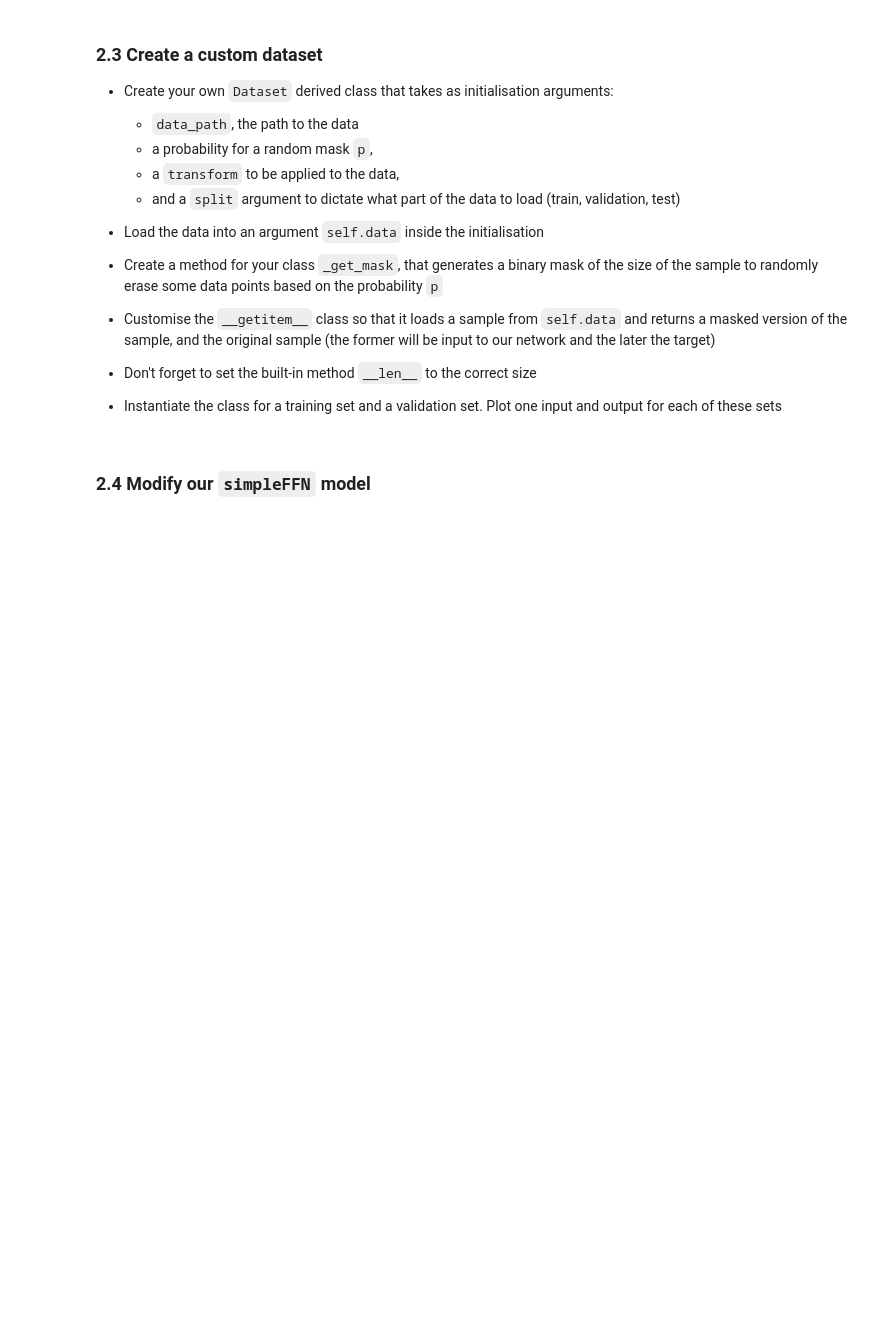
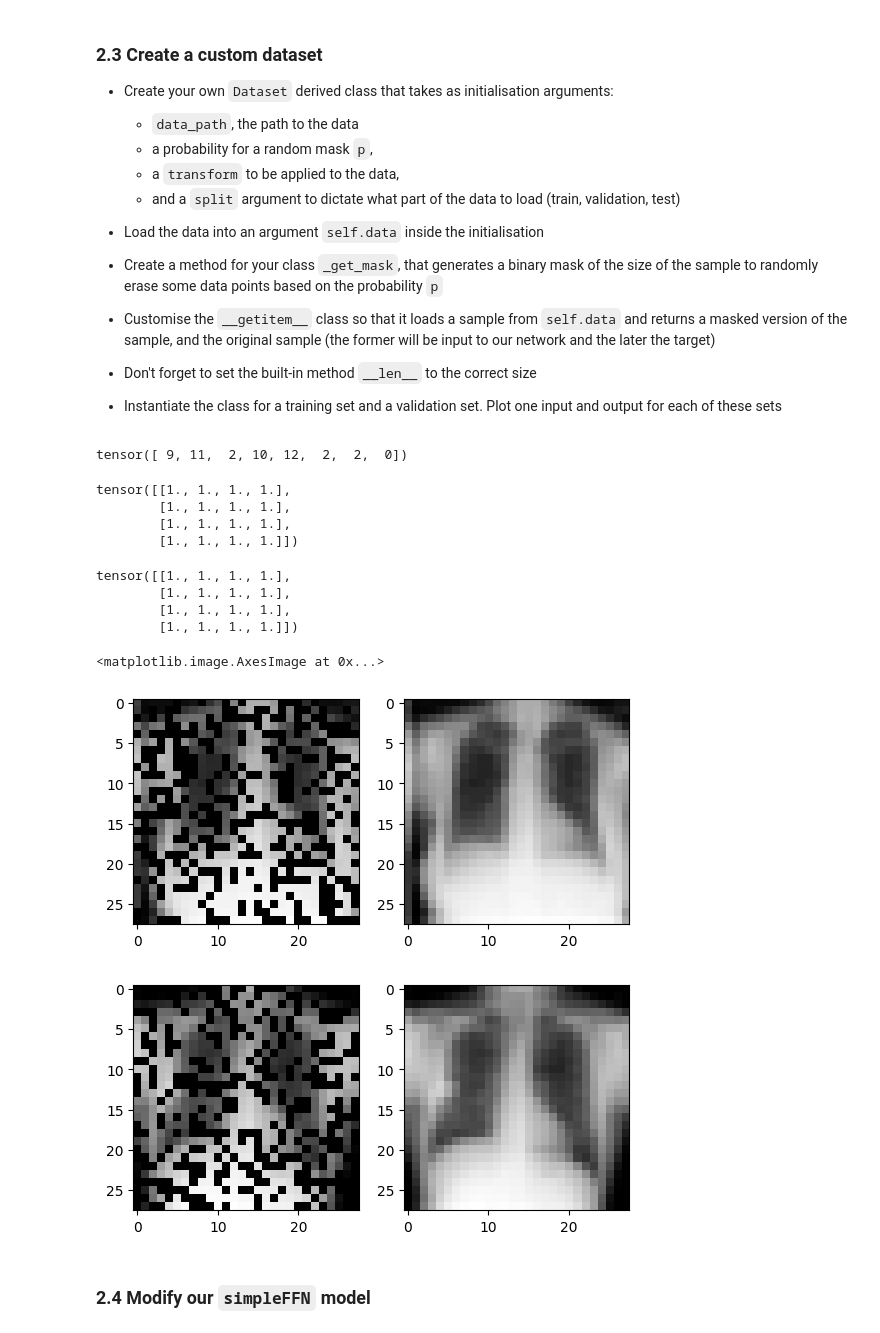
Before and after one commit to ada-jt1725/deep-learning, a Jupyter notebook: Day03-PyTorch/Day03-Intro_to_Pytorch_morning_exercises.ipynb, the cells around one changed output. Cells and saved outputs as stored; diff of their text form; code cells hidden in the pictures; blank space fills up the shorter version.

```diff
--- a/Day03-PyTorch/Day03-Intro_to_Pytorch_morning_exercises.ipynb
+++ b/Day03-PyTorch/Day03-Intro_to_Pytorch_morning_exercises.ipynb
@@ -125,6 +120,26 @@ numpy.lib.npyio.NpzFile
 * Don't forget to set the built-in method ``__len__`` to the correct size
 
 * Instantiate the class for a training set and a validation set. Plot one input and output for each of these sets
+# %%
+mask = torch.randint(0, 16, (8,))
+print(mask)
+# %% [output]
+tensor([ 9, 11,  2, 10, 12,  2,  2,  0])
+# %%
+matrix = torch.ones((4,4))
+matrix
+# %% [output]
+tensor([[1., 1., 1., 1.],
+        [1., 1., 1., 1.],
+        [1., 1., 1., 1.],
+        [1., 1., 1., 1.]])
+# %%
+matrix
+# %% [output]
+tensor([[1., 1., 1., 1.],
+        [1., 1., 1., 1.],
+        [1., 1., 1., 1.],
+        [1., 1., 1., 1.]])
 # %%
 class ChestMNIST(Dataset):
     def __init__(self, data_path, split="train", p=0.5, transform=None):
@@ -139,14 +154,27 @@ class ChestMNIST(Dataset):
       elif split=='validation':
         self.data = np.load(data_path)['val_images']
       else:
-        raise ValueError('split parameter must be one of train, test, validation')
-      self.data = torch.from_numpy(self.data).unsqueeze(1) # add channel dimension
+        raise ValueError('split has to be one of train, test, validation')
+      self.data = torch.from_numpy(self.data).unsqueeze(1) # add channel dimension [sample_num,1,28,28]
 
-    def _get_mask(self, img_shape):
+    def _get_mask(self, img_shape): # prevents overfitting
+      c, w, h = img_shape
+      masked_points = int((self.p)*w*h)
+      masked_idx = torch.randint(0, w*h, (masked_points,))
+      mask = torch.ones((w*h))
+      mask[masked_idx] = 0
+      mask = mask.view(1,w,h) # use view() for continuous tensor, speeds up process compared to reshape()
+      mask = mask.repeat(c,1,1)
+      return mask
 
 
     def __getitem__(self, idx):
-      pass
+      sample = self.data[idx]
+      if self.transform: # transform is done in when calling __getitem__
+        sample = self.transform(sample)
+      mask = self._get_mask(sample.shape)
+      masked_sample = sample*mask
+      return masked_sample, sample
 
     def __len__(self):
-      pass
+      return len(self.data)
@@ -157,3 +181,20 @@ class ChestMNIST(Dataset):
+# %%
+## Instantiate datasets
+train_set = ChestMNIST("./chestmnist.npz", "train")
+test_set = ChestMNIST("./chestmnist.npz", "test")
+
+## Plots
+fig, ax1 = plt.subplots(1,2)
+ax1[0].imshow(train_set[0][0][0], cmap="grey") # masked sample
+ax1[1].imshow(train_set[0][1][0], cmap="grey") # sample
+
+fig, ax2 = plt.subplots(1,2)
+ax2[0].imshow(test_set[0][0][0], cmap="grey") # masked sample
+ax2[1].imshow(test_set[0][1][0], cmap="grey") # sample
+# %% [output]
+<matplotlib.image.AxesImage at 0x...>
+[figure, added]
+[figure, added]
 # %% [markdown]
 ### 2.4 Modify our ``simpleFFN`` model
 # %% [markdown]
```
Also changed, not shown: parts of 5 cells of this notebook.
